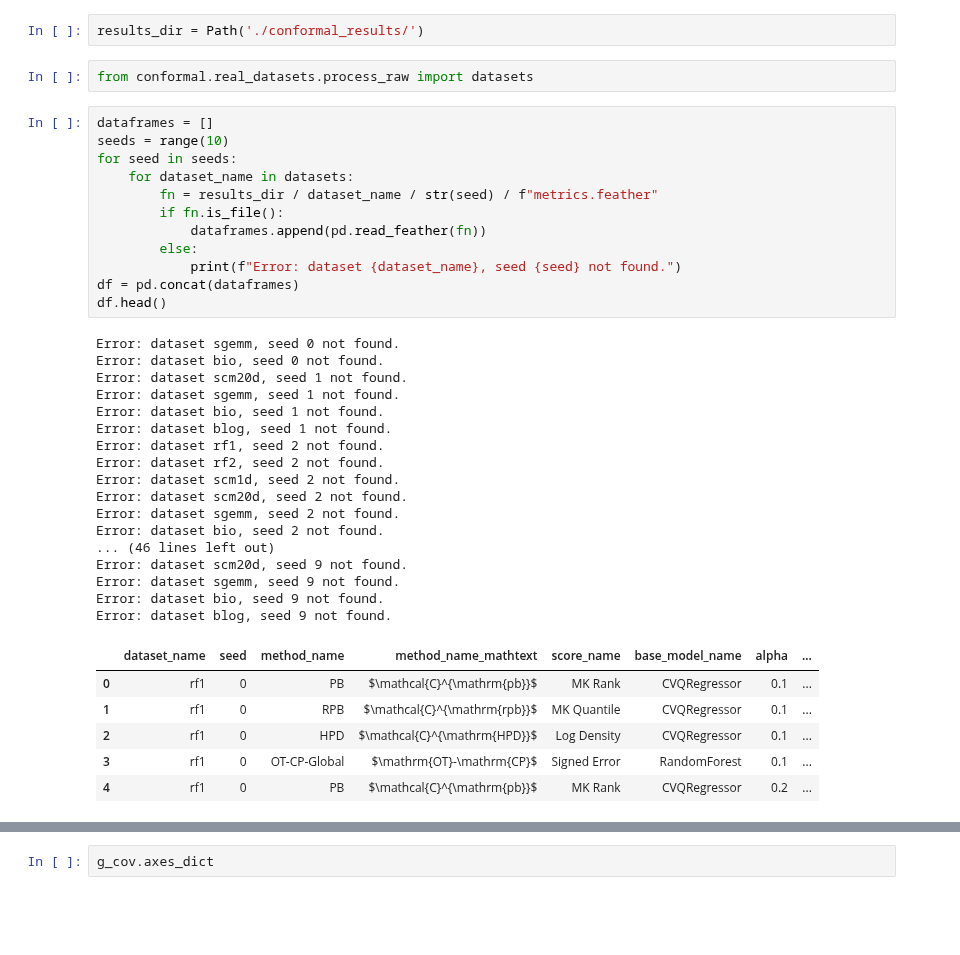
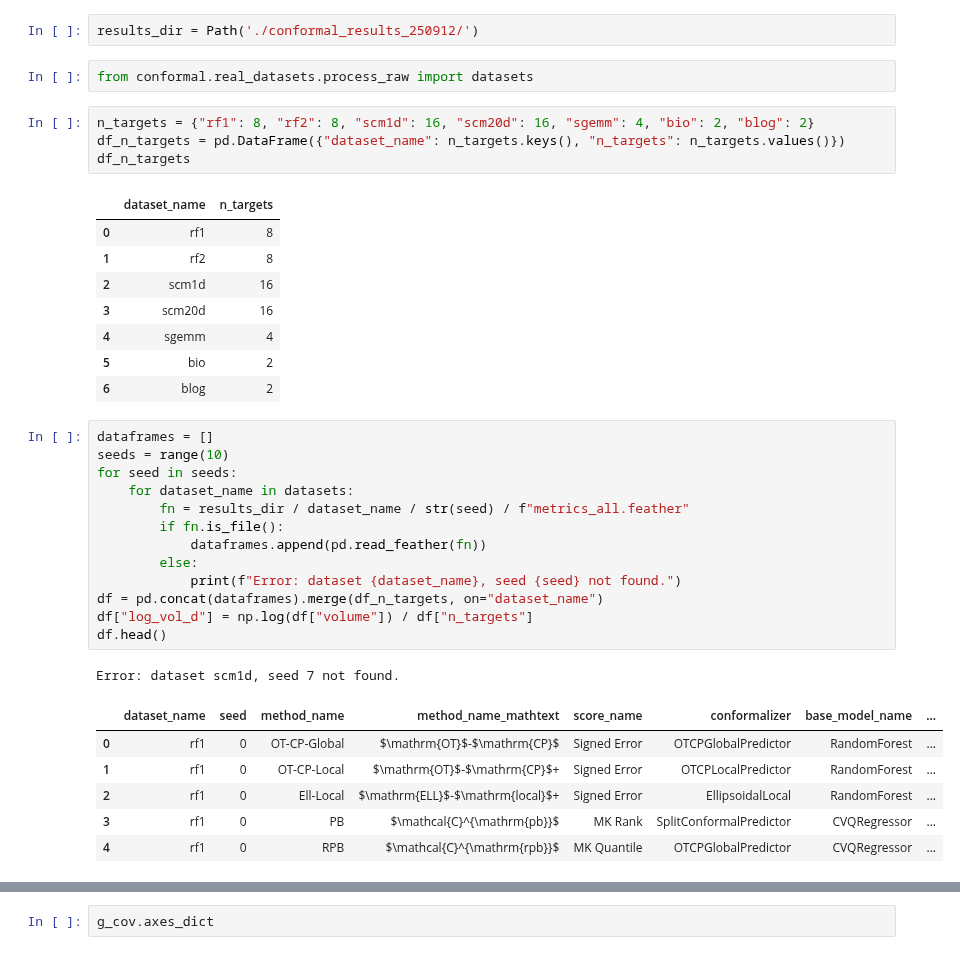
Before and after one commit to VldKnd/conditional_quantile_function, a Jupyter notebook: notebooks/conformal/plot_results.ipynb, the cells around one changed output, grey strips where cells are left out. Drawn from its saved outputs; the diff is of its cells as text; blank space fills up the shorter version.

```diff
--- a/notebooks/conformal/plot_results.ipynb
+++ b/notebooks/conformal/plot_results.ipynb
@@ -21,42 +21,40 @@ import seaborn as sns
 
 %matplotlib inline
 # %%
-results_dir = Path('./conformal_results/')
+results_dir = Path('./conformal_results_250912/')
 # %%
 from conformal.real_datasets.process_raw import datasets
+# %%
+n_targets = {"rf1": 8, "rf2": 8, "scm1d": 16, "scm20d": 16, "sgemm": 4, "bio": 2, "blog": 2}
+df_n_targets = pd.DataFrame({"dataset_name": n_targets.keys(), "n_targets": n_targets.values()})
+df_n_targets
+# %% [output]
+|  | dataset_name | n_targets |
+| 0 | rf1 | 8 |
+| 1 | rf2 | 8 |
+| 2 | scm1d | 16 |
+| 3 | scm20d | 16 |
+| 4 | sgemm | 4 |
+| 5 | bio | 2 |
+| 6 | blog | 2 |
 # %%
 dataframes = []
 seeds = range(10)
 for seed in seeds:
     for dataset_name in datasets:
-        fn = results_dir / dataset_name / str(seed) / f"metrics.feather"
+        fn = results_dir / dataset_name / str(seed) / f"metrics_all.feather"
         if fn.is_file():
             dataframes.append(pd.read_feather(fn))
         else:
             print(f"Error: dataset {dataset_name}, seed {seed} not found.")
-df = pd.concat(dataframes)
+df = pd.concat(dataframes).merge(df_n_targets, on="dataset_name")
+df["log_vol_d"] = np.log(df["volume"]) / df["n_targets"]
 df.head()
 # %% [output]
-Error: dataset sgemm, seed 0 not found.
-Error: dataset bio, seed 0 not found.
-Error: dataset scm20d, seed 1 not found.
-Error: dataset sgemm, seed 1 not found.
-Error: dataset bio, seed 1 not found.
-Error: dataset blog, seed 1 not found.
-Error: dataset rf1, seed 2 not found.
-Error: dataset rf2, seed 2 not found.
-Error: dataset scm1d, seed 2 not found.
-Error: dataset scm20d, seed 2 not found.
-Error: dataset sgemm, seed 2 not found.
-Error: dataset bio, seed 2 not found.
-... (46 lines left out)
-Error: dataset scm20d, seed 9 not found.
-Error: dataset sgemm, seed 9 not found.
-Error: dataset bio, seed 9 not found.
-Error: dataset blog, seed 9 not found.
+Error: dataset scm1d, seed 7 not found.
-|  | dataset_name | seed | method_name | method_name_mathtext | score_name | base_model_name | alpha | ... |
-| 0 | rf1 | 0 | PB | $\mathcal{C}^{\mathrm{pb}}$ | MK Rank | CVQRegressor | 0.1 | ... |
-| 1 | rf1 | 0 | RPB | $\mathcal{C}^{\mathrm{rpb}}$ | MK Quantile | CVQRegressor | 0.1 | ... |
-| 2 | rf1 | 0 | HPD | $\mathcal{C}^{\mathrm{HPD}}$ | Log Density | CVQRegressor | 0.1 | ... |
-| 3 | rf1 | 0 | OT-CP-Global | $\mathrm{OT}-\mathrm{CP}$ | Signed Error | RandomForest | 0.1 | ... |
-| 4 | rf1 | 0 | PB | $\mathcal{C}^{\mathrm{pb}}$ | MK Rank | CVQRegressor | 0.2 | ... |
+|  | dataset_name | seed | method_name | method_name_mathtext | score_name | conformalizer | base_model_name | ... |
+| 0 | rf1 | 0 | OT-CP-Global | $\mathrm{OT}$-$\mathrm{CP}$ | Signed Error | OTCPGlobalPredictor | RandomForest | ... |
+| 1 | rf1 | 0 | OT-CP-Local | $\mathrm{OT}$-$\mathrm{CP}$+ | Signed Error | OTCPLocalPredictor | RandomForest | ... |
+| 2 | rf1 | 0 | Ell-Local | $\mathrm{ELL}$-$\mathrm{local}$+ | Signed Error | EllipsoidalLocal | RandomForest | ... |
+| 3 | rf1 | 0 | PB | $\mathcal{C}^{\mathrm{pb}}$ | MK Rank | SplitConformalPredictor | CVQRegressor | ... |
+| 4 | rf1 | 0 | RPB | $\mathcal{C}^{\mathrm{rpb}}$ | MK Quantile | OTCPGlobalPredictor | CVQRegressor | ... |
```
Also changed, not shown: parts of 12 cells of this notebook, 2 other files.
